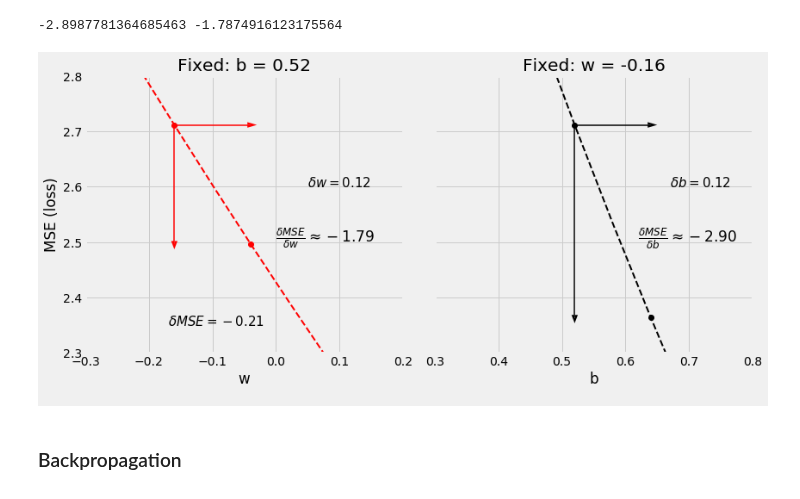
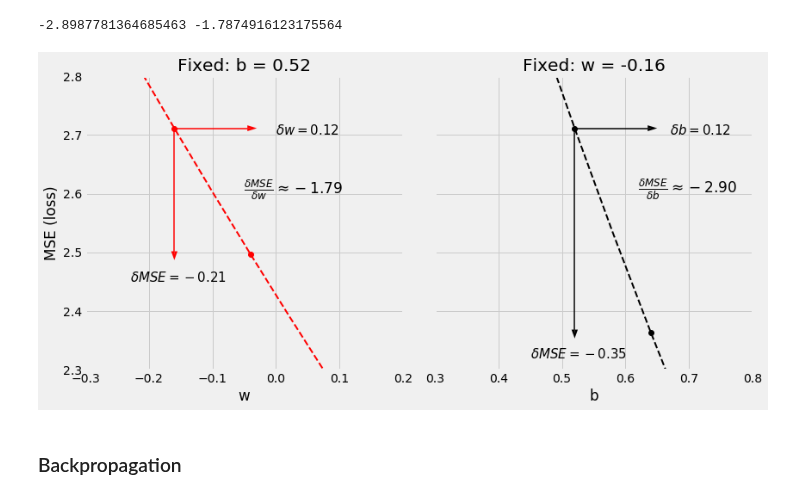
Before and after one commit to dvgodoy/PyTorchStepByStep, a Jupyter notebook: Chapter00.ipynb, the cells around one changed output. Cells and saved outputs as stored; diff of their text form; code cells hidden in the pictures.

Commit message:
plots

```diff
--- a/Chapter00.ipynb
+++ b/Chapter00.ipynb
@@ -197,7 +135,2 @@ fig.tight_layout()
 # %% [markdown]
 ### Cross Sections
-# %%
-b_idx = np.argmin(np.abs(bs[0, :] - b))
-w_idx = np.argmin(np.abs(ws[:, 0] - w))
-
-fixedb, fixedw = bs[0, b_idx], ws[w_idx, 0]
@@ -342,42 +264,52 @@ axs[0].set_xlim([-.3, .2])
 axs[0].set_xlabel('w')
 axs[0].set_ylabel('MSE (loss)')
 axs[0].set_title('Fixed: b = {:.2f}'.format(fixedb))
+# Loss curve
 axs[0].plot(w_range, loss_fixedb, c='r', linestyle='--', linewidth=2)
+# Point - before
 axs[0].plot([ws_before], [loss_before], 'or')
+# Point - after
 axs[0].plot([ws_after], [loss_after_w], 'or')
 
+# Arrows
 axs[0].arrow(ws_after, loss_before, .01, 0, color='r', shape='full', lw=0, length_includes_head=True, head_width=.01)
 axs[0].arrow(ws_before, loss_after_w, 0, -0.01, color='r', shape='full', lw=0, length_includes_head=True, head_width=.01)
 axs[0].plot([ws_before, ws_after], [loss_before, loss_before], 'r-', linewidth=1.5)
 axs[0].plot([ws_before, ws_before], [loss_after_w, loss_before], 'r-', linewidth=1.5)
 
-axs[0].annotate(r'$\delta w = {:.2f}$'.format(delta_w), xy=(.05, 2.6), c='k', fontsize=15)
-axs[0].annotate(r'$\delta MSE = {:.2f}$'.format(delta_mse_w), xy=(-.17, 2.35), c='k', fontsize=15)
-axs[0].annotate(r'$\frac{\delta MSE}{\delta w} \approx' + '{:.2f}$'.format(manual_grad_w), xy=(0, 2.5), c='k', fontsize=17)
+# Annotations
+axs[0].annotate(r'$\delta w = {:.2f}$'.format(delta_w), xy=(.0, 2.7), c='k', fontsize=15)
+axs[0].annotate(r'$\delta MSE = {:.2f}$'.format(delta_mse_w), xy=(-.23, 2.45), c='k', fontsize=15)
+axs[0].annotate(r'$\frac{\delta MSE}{\delta w} \approx' + '{:.2f}$'.format(manual_grad_w), xy=(-.05, 2.6), c='k', fontsize=17)
 
 axs[1].set_ylim([2.3, 2.8])
 axs[1].set_xlim([.3, .8])
 axs[1].set_xlabel('b')
 axs[1].set_ylabel('MSE (loss)')
 axs[1].set_title('Fixed: w = {:.2f}'.format(fixedw))
+# Loss Curve
 axs[1].plot(b_range, loss_fixedw, c='k', linestyle='--', linewidth=2)
+# Point - before
 axs[1].plot([bs_before], [loss_before], 'ok')
+# Point - after
 axs[1].plot([bs_after], [loss_after_b], 'ok')
 
+# Arrows
 axs[1].arrow(bs_after, loss_before, .01, 0, color='k', shape='full', lw=0, length_includes_head=True, head_width=.01)
 axs[1].arrow(bs_before, loss_after_b, 0, -0.01, color='k', shape='full', lw=0, length_includes_head=True, head_width=.01)
 axs[1].plot([bs_before, bs_after], [loss_before, loss_before], 'k-', linewidth=1.5)
 axs[1].plot([bs_before, bs_before], [loss_after_b, loss_before], 'k-', linewidth=1.5)
 
-axs[1].annotate(r'$\delta b = {:.2f}$'.format(delta_b), xy=(.67, 2.6), c='k', fontsize=15)
-axs[1].annotate(r'$\delta MSE = {:.2f}$'.format(delta_mse_b), xy=(.45, 2.22), c='k', fontsize=15)
-axs[1].annotate(r'$\frac{\delta MSE}{\delta b} \approx' + '{:.2f}$'.format(manual_grad_b), xy=(.62, 2.5), c='k', fontsize=17)
+# Annotations
+axs[1].annotate(r'$\delta b = {:.2f}$'.format(delta_b), xy=(.67, 2.7), c='k', fontsize=15)
+axs[1].annotate(r'$\delta MSE = {:.2f}$'.format(delta_mse_b), xy=(.45, 2.32), c='k', fontsize=15)
+axs[1].annotate(r'$\frac{\delta MSE}{\delta b} \approx' + '{:.2f}$'.format(manual_grad_b), xy=(.62, 2.6), c='k', fontsize=17)
 
 axs[1].label_outer()
 
 fig.tight_layout()
 # %% [output]
-[figure, old version]
+[figure, new version]
 # %% [markdown]
 ### Backpropagation
 # %% [markdown]
```
Also changed, not shown: parts of 25 cells of this notebook, 3 other files.
